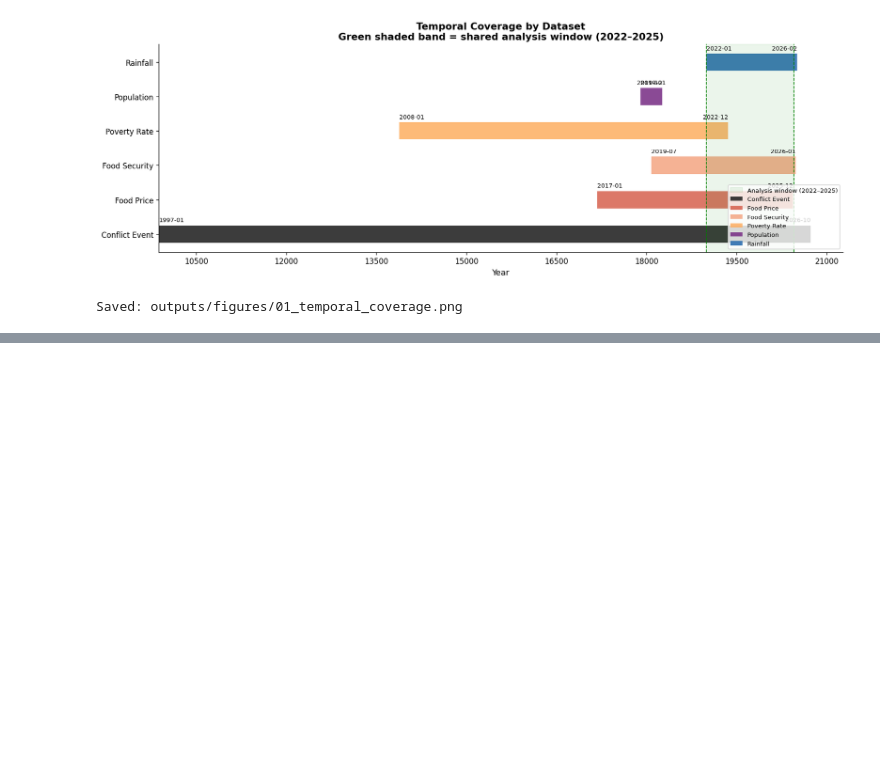
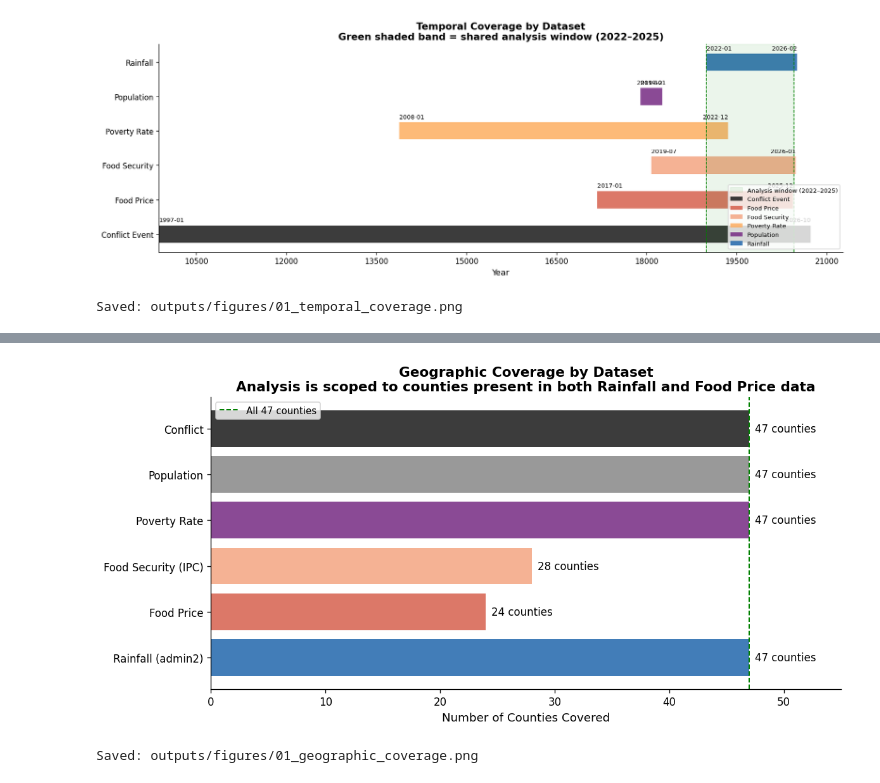
Before and after one commit to MutwiriC/compound-crisis-cascade-kenya, a Jupyter notebook: notebooks/01_data_coverage_audit.ipynb, the cells around one changed output, grey strips where cells are left out. Cells and saved outputs as stored; diff of their text form; code cells hidden in the pictures; blank space fills up the shorter version.

Commit message:
poverty and rainfall overview

```diff
--- a/notebooks/01_data_coverage_audit.ipynb
+++ b/notebooks/01_data_coverage_audit.ipynb
@@ -323,0 +363,42 @@ Saved: outputs/figures/01_temporal_coverage.png
+# %%
+# County coverage bar chart
+dataset_names  = list(coverage.keys())
+dataset_counts = [len(v) for v in coverage.values()]
+bar_colours    = [
+    COLOURS['rainfall'], COLOURS['food_price'], COLOURS['food_security'],
+    COLOURS['poverty'],  COLOURS['neutral'],    COLOURS['conflict']
+]
+
+fig, ax = plt.subplots(figsize=(10, 5))
+bars = ax.barh(dataset_names, dataset_counts, color=bar_colours, alpha=0.85)
+
+# Add 47-county reference line
+ax.axvline(47, color='green', linestyle='--', linewidth=1.2, label='All 47 counties')
+
+# Annotate count on each bar
+for bar, count in zip(bars, dataset_counts):
+    ax.text(
+        bar.get_width() + 0.5,
+        bar.get_y() + bar.get_height() / 2,
+        f'{count} counties',
+        va='center', fontsize=10
+    )
+
+ax.set_xlim(0, 55)
+ax.set_xlabel('Number of Counties Covered', fontsize=11)
+ax.set_title(
+    'Geographic Coverage by Dataset\n'
+    'Analysis is scoped to counties present in both Rainfall and Food Price data',
+    fontweight='bold'
+)
+ax.legend(fontsize=9)
+plt.tight_layout()
+plt.savefig(
+    os.path.join(fig_dir, '01_geographic_coverage.png'),
+    bbox_inches='tight', dpi=150
+)
+plt.show()
+print("Saved: outputs/figures/01_geographic_coverage.png")
+# %% [output]
+[figure, added]
+Saved: outputs/figures/01_geographic_coverage.png
```
Also changed, not shown: parts of 8 cells of this notebook.
